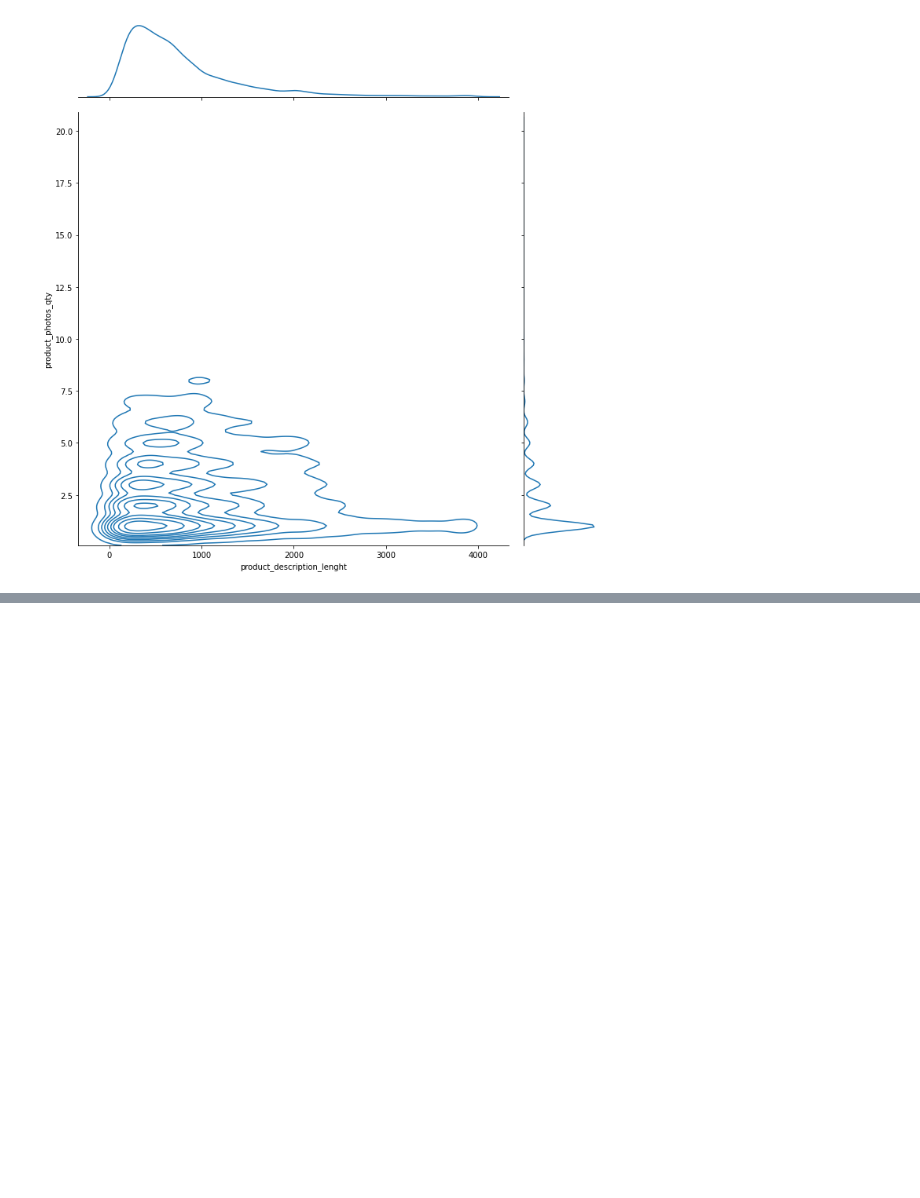
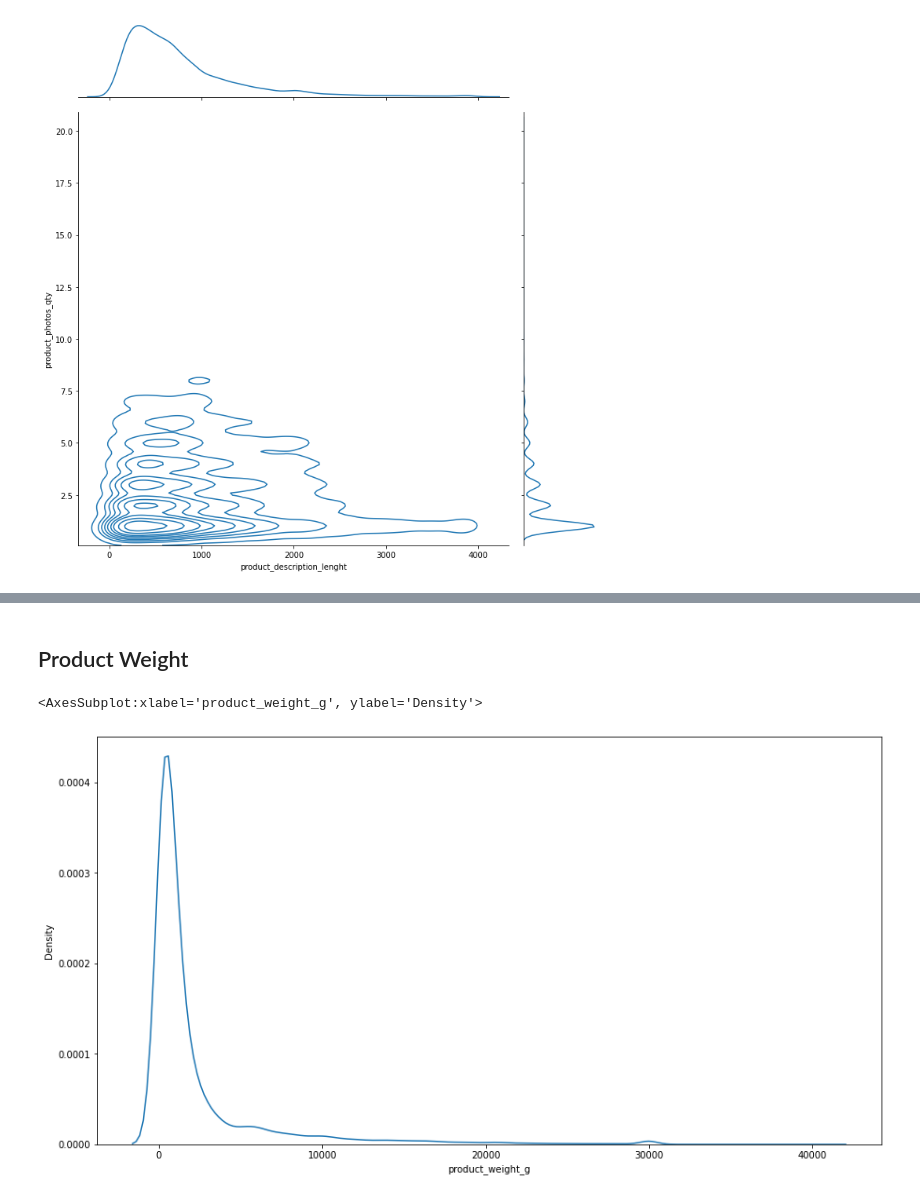
Before and after one commit to smwitkowski/olist-product-recommendations, a Jupyter notebook: notebooks/01-switkowski-data-eda.ipynb, the cells around one changed output, grey strips where cells are left out. Drawn from its saved outputs; the diff is of its cells as text; code cells hidden in the pictures; blank space fills up the shorter version.

```diff
--- a/notebooks/01-switkowski-data-eda.ipynb
+++ b/notebooks/01-switkowski-data-eda.ipynb
@@ -555,0 +555,8 @@ sns.jointplot('product_description_lenght', 'product_photos_qty', data=prod_data
+# %% [markdown]
+## Product Weight
+# %%
+fig, ax = plt.subplots(figsize=(15, 8))
+sns.kdeplot(data=prod_data, x='product_weight_g')
+# %% [output]
+<AxesSubplot:xlabel='product_weight_g', ylabel='Density'>
+[figure, added]
```
Also changed, not shown: parts of 13 cells of this notebook.
